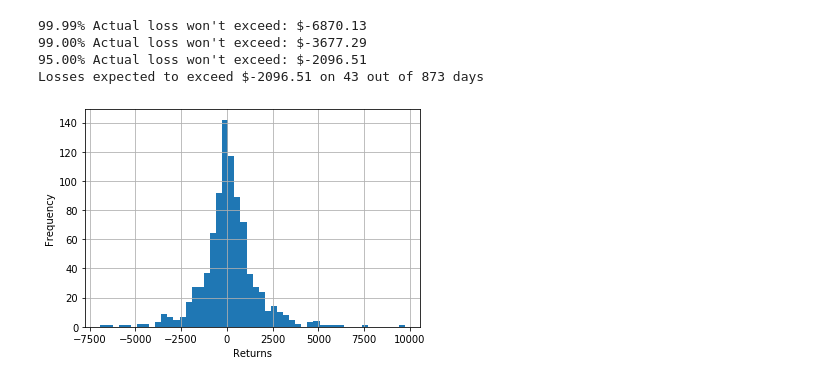
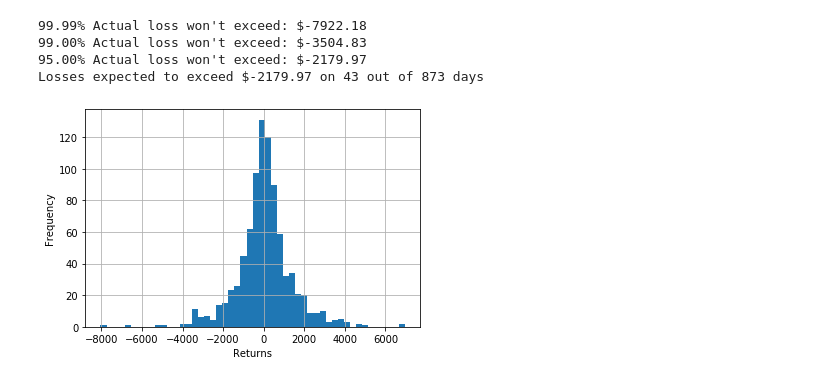
Before and after one commit to Lukeshirleyx/VaR-Plutus21-Template, a Jupyter notebook: Value at Risk.ipynb, the cells around one changed output. Saved outputs shown, nothing was run; the diff lists cells and outputs as text; code cells hidden in the pictures.

Commit message:
Update Value at Risk.ipynb
changed BNB to DOGE

```diff
--- a/Value at Risk.ipynb
+++ b/Value at Risk.ipynb
@@ -11,7 +11,7 @@ import pandas_datareader.data as data
 import datetime
 
 #Build Portfolio
-tickers = ["BTC-USD", "ETH-USD", "BNB-USD"]
+tickers = ["BTC-USD", "ETH-USD", "DOGE-USD"]
 exposures = [10000, 10000, 10000]
 
 #Set timeframe
@@ -28,35 +28,35 @@ percentage = percentage["Close"]
 value_ptf = percentage * exposures
 
 value_ptf.dropna()
 
 value_ptf['Value of Portfolio'] = value_ptf.sum(axis=1)
 
 ptf_percentage = value_ptf['Value of Portfolio']
 ptf_percentage = ptf_percentage.sort_values(axis=0, ascending=True)
 
 #Set Confidence Levels
 VaR1 =  np.percentile(ptf_percentage, .01)
 VaR2 =  np.percentile(ptf_percentage, 1.0)
 VaR3 =  np.percentile(ptf_percentage, 5.0)
 
 #Calculate Value at Risk for the Portfolio
 print ("99.99% Actual loss won't exceed: $" + str(round(VaR1, 2)))
 print ("99.00% Actual loss won't exceed: $" + str(round(VaR2, 2)))
 print ("95.00% Actual loss won't exceed: $" + str(round(VaR3, 2)))
 print ("Losses expected to exceed $" + "{0:.2f}".format(VaR3) + " on " + str(int(.05*len(ptf_percentage))) + " out of " + str(len(ptf_percentage)) + " days")
 percentage = percentage[1:]
 
 #Plot histogram
 mean = np.mean(ptf_percentage)
 std_dev = np.std(ptf_percentage)
 ptf_percentage.hist(bins=50)
 x = np.linspace(mean - 3*std_dev, mean + 3*std_dev, 100)
 plt.xlabel('Returns')
 plt.ylabel('Frequency')
 plt.show()
 # %% [output]
-99.99% Actual loss won't exceed: $-6870.13
-99.00% Actual loss won't exceed: $-3677.29
-95.00% Actual loss won't exceed: $-2096.51
-Losses expected to exceed $-2096.51 on 43 out of 873 days
+99.99% Actual loss won't exceed: $-7922.18
+99.00% Actual loss won't exceed: $-3504.83
+95.00% Actual loss won't exceed: $-2179.97
+Losses expected to exceed $-2179.97 on 43 out of 873 days
-[figure, old version]
+[figure, new version]
```
